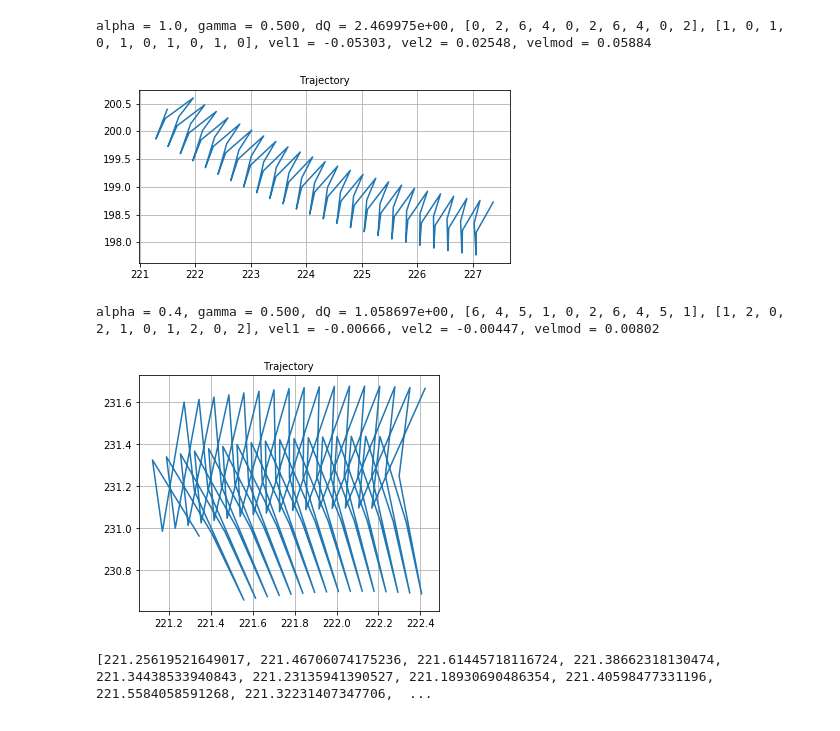
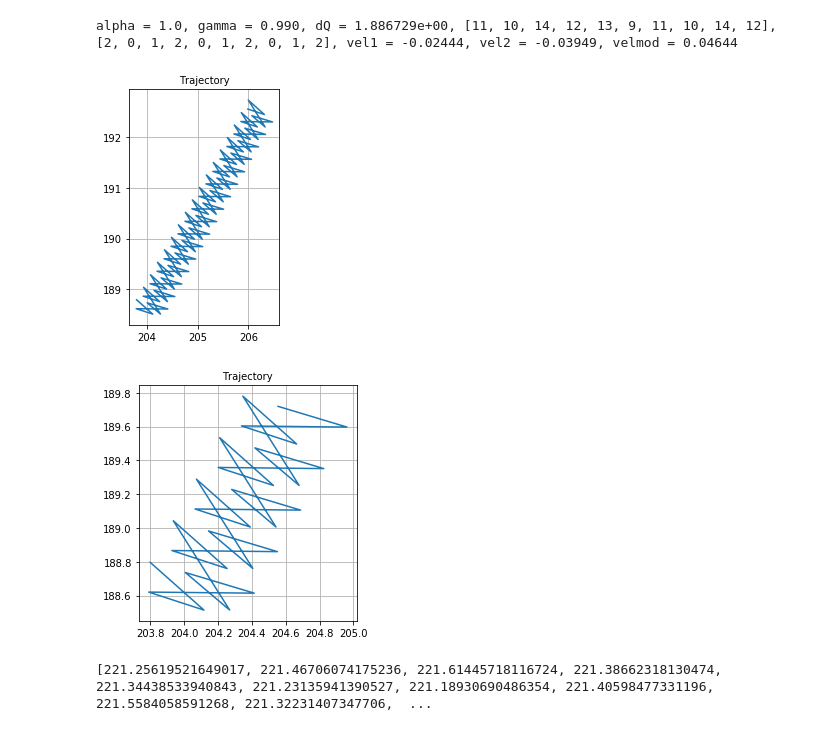
Before and after one commit to rfausas/QLswimmers, a Jupyter notebook: Estudo_Swimmer/QLAnalis_roberto_angle.ipynb, the cells around one changed output. Drawn from its saved outputs; the diff is of its cells as text; code cells hidden in the pictures.

```diff
--- a/Estudo_Swimmer/QLAnalis_roberto_angle.ipynb
+++ b/Estudo_Swimmer/QLAnalis_roberto_angle.ipynb
@@ -103,16 +55,14 @@ elif (rcase == 3): #escape from initial point
 elif (rcase == 4):
     deltax = xn_batch - x_batch
     deltay = yn_batch - y_batch
-    #thetaup = 1.5*np.pi
-    #thetalo = 0.5*np.pi
-    thetalo = 0.5*np.pi
-    thetaup = np.pi
+    thetalo = 0.0*np.pi
+    thetaup = 1.0*np.pi
     angle = np.arctan2(deltay,deltax)
-    r_batch = -1.0*np.ones(tfdata)
+    r_batch = -0.001*np.ones(tfdata)
     #r_batch[np.where(angle > thetalo and angle < thetaup)] = 1.0
     for it in range(tfdata):
       if(angle[it] < 0):
         angle[it] += 2.0*np.pi
       if(angle[it] > thetalo and angle[it] < thetaup):
-        r_batch[it] = 1.0
+        r_batch[it] = 0.001 #np.sqrt(deltax[it]**2 + deltay[it]**2)
 # %%
@@ -280,36 +286,34 @@ NameError: name 'aux_current' is not defined
 # %%
 alpha = 1.0
-gamma = 0.9
+gamma = 0.99
 
 MQL, DMQL = QL_steps_sb(s_batch,sn_batch,a_batch,r_batch,alpha,gamma,replay_step,nreplay)
-prev_state_dec  = s_batch[-1]
-slist, alist, vel1, vel2, xlist, ylist, thetalist = find_gait_sb(prev_state_dec, MQL)
+theta_ini = theta_batch[-1]
+prev_state_dec_glob  = s_batch[-1]
+
+aux_current = np.array(nlinks)
+prev_angle_state, prev_itheta  = ComputeAngleStateBody(theta_ini, aux_current, opt_ang)
+
+prev_state_dec = prev_state_dec_glob - int(prev_state_dec_glob/nstates)*nstates
+
+slist, alist, vel1, vel2, xlist, ylist, thetalist = find_gait_sb(prev_state_dec, theta_ini, MQL)
 FDMQL = scipy.signal.savgol_filter(DMQL,15,0)
 print(f'alpha = {alpha}, gamma = {gamma:.3f}, dQ = {FDMQL[-1]:e}, {slist}, {alist}, vel1 = {vel1:.5f}, vel2 = {vel2:.5f}, velmod = {np.sqrt(vel1**2+vel2**2):.5f}')
 
 fig, axs = plt.subplots(1, 1)
-axs.plot(xlist, ylist)
+axs.plot(xlist[:-1], ylist[:-1])
 axs.set_aspect('equal', 'box')
 axs.grid()
 #axs.set(xlim=(210, 240), ylim=(210, 240))
 axs.set_title('Trajectory', fontsize=10)
 fig.tight_layout()
 plt.show()
 # %% [output]
-alpha = 1.0, gamma = 0.500, dQ = 2.469975e+00, [0, 2, 6, 4, 0, 2, 6, 4, 0, 2], [1, 0, 1, 0, 1, 0, 1, 0, 1, 0], vel1 = -0.05303, vel2 = 0.02548, velmod = 0.05884
+alpha = 1.0, gamma = 0.990, dQ = 1.886729e+00, [11, 10, 14, 12, 13, 9, 11, 10, 14, 12], [2, 0, 1, 2, 0, 1, 2, 0, 1, 2], vel1 = -0.02444, vel2 = -0.03949, velmod = 0.04644
-[figure, old version]
+[figure, new version]
 # %%
-alpha = 0.4
-gamma = 0.5
-
-MQL, DMQL = QL_steps_sb(s_batch,sn_batch,a_batch,r_batch,alpha,gamma,replay_step,nreplay)
-prev_state_dec  = s_batch[-1]
-slist, alist, vel1, vel2, xlist, ylist, thetalist = find_gait_sb(prev_state_dec, MQL)
-FDMQL = scipy.signal.savgol_filter(DMQL,15,0)
-print(f'alpha = {alpha}, gamma = {gamma:.3f}, dQ = {FDMQL[-1]:e}, {slist}, {alist}, vel1 = {vel1:.5f}, vel2 = {vel2:.5f}, velmod = {np.sqrt(vel1**2+vel2**2):.5f}')
-
 fig, axs = plt.subplots(1, 1)
-axs.plot(xlist[90:-1], ylist[90:-1])
+axs.plot(xlist[70:-1], ylist[70:-1])
 axs.set_aspect('equal', 'box')
 axs.grid()
 #axs.set(xlim=(210, 240), ylim=(210, 240))
@@ -317,8 +321,7 @@ axs.set_title('Trajectory', fontsize=10)
 fig.tight_layout()
 plt.show()
 # %% [output]
-alpha = 0.4, gamma = 0.500, dQ = 1.058697e+00, [6, 4, 5, 1, 0, 2, 6, 4, 5, 1], [1, 2, 0, 2, 1, 0, 1, 2, 0, 2], vel1 = -0.00666, vel2 = -0.00447, velmod = 0.00802
-[figure, old version]
+[figure, new version]
 # %%
 fig, axs = plt.subplots(1, 1)
 axs.plot(xlist[86:-1], ylist[86:-1], '-o')
```
Also changed, not shown: parts of 5 cells of this notebook, 1 other file.
